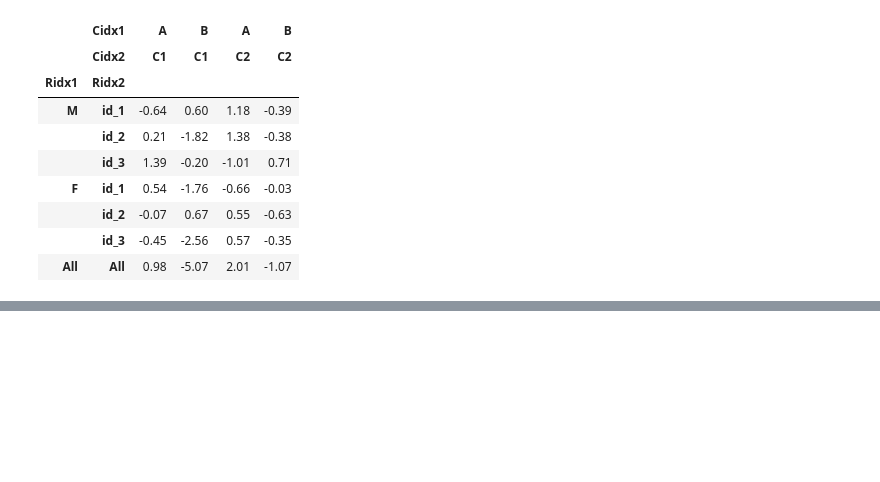
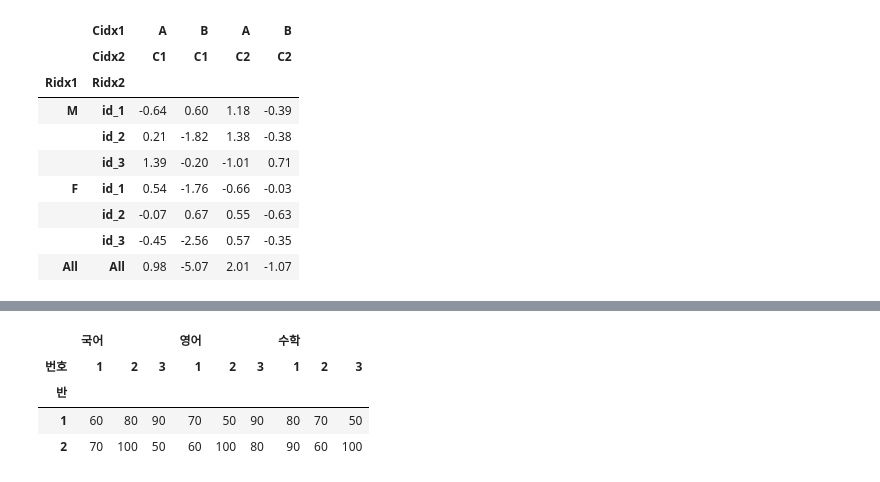
Before and after one commit to developernagk/STIS, a Jupyter notebook: pythonworkspace/pandas_data_analysis/pandas_multi_index.ipynb, the cells around one changed output, grey strips where cells are left out. Cells and saved outputs as stored; diff of their text form; code cells hidden in the pictures; blank space fills up the shorter version.

```diff
--- a/pythonworkspace/pandas_data_analysis/pandas_multi_index.ipynb
+++ b/pythonworkspace/pandas_data_analysis/pandas_multi_index.ipynb
@@ -369,0 +451,10 @@ df2.sort_index(level = 1, axis = 1)
+# %%
+# 강사님 코드
+df_score5 = df_score3.set_index(['반', '번호']).unstack('번호')
+df_score5
+# %% [output]
+|  | 국어 |  |  | 영어 |  |  | 수학 |  |  |
+| 번호 | 1 | 2 | 3 | 1 | 2 | 3 | 1 | 2 | 3 |
+| 반 |  |  |  |  |  |  |  |  |  |
+| 1 | 60 | 80 | 90 | 70 | 50 | 90 | 80 | 70 | 50 |
+| 2 | 70 | 100 | 50 | 60 | 100 | 80 | 90 | 60 | 100 |
```
Also changed, not shown: parts of 8 cells of this notebook.
